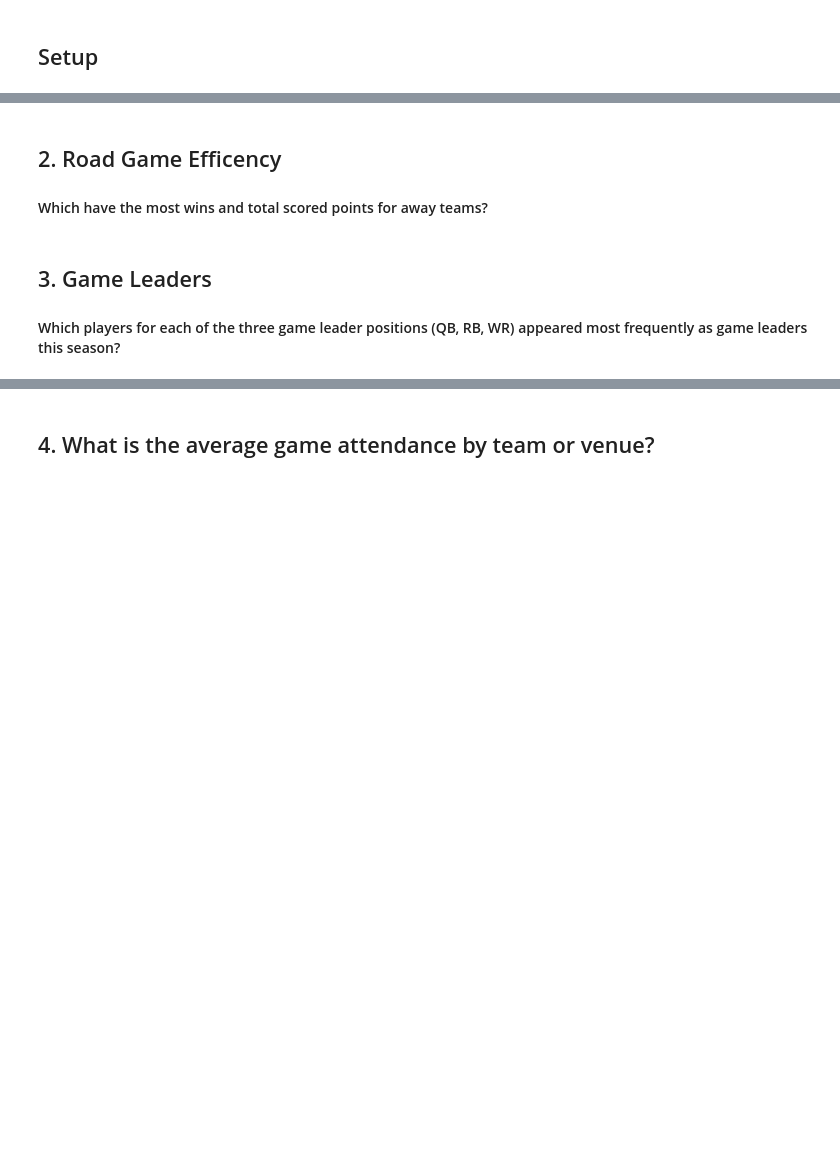
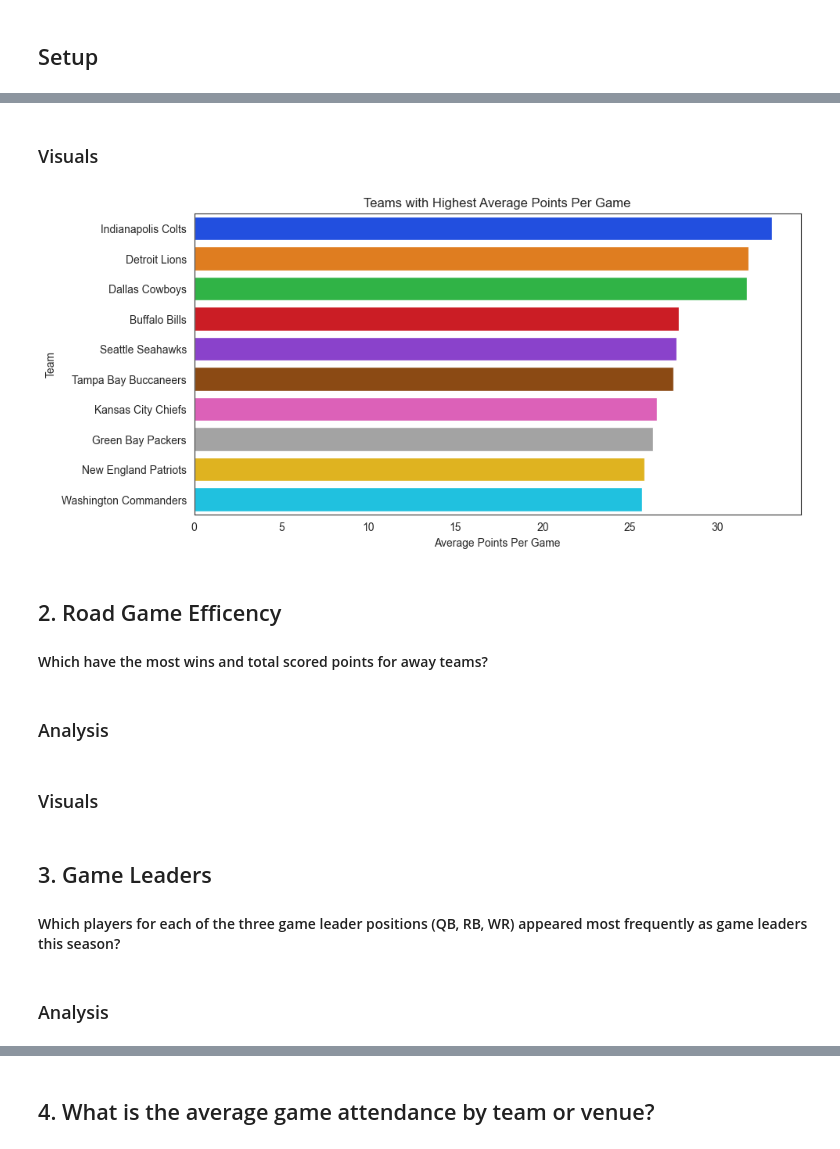
Before and after one commit to danlaratta/nfl_data_analysis, a Jupyter notebook: analysis/analysis.ipynb, the cells around one changed output, grey strips where cells are left out. Cells and saved outputs as stored; diff of their text form; code cells hidden in the pictures; blank space fills up the shorter version.

Commit message:
Analysis Update
question 1 complete

```diff
--- a/analysis/analysis.ipynb
+++ b/analysis/analysis.ipynb
@@ -29,6 +29,9 @@ from database.db_utils import get_engine
 
 # Create connection to database
 engine = get_engine()
+
+# Visuals setup
+sns.set_style('white')
 # %%
 df: pd.DataFrame = pd.read_sql('SELECT * FROM games', engine)
 df.head(10)
@@ -49,2 +55,15 @@ df.head(10)
 # %%
-# Query
+# Query for data - selects teams and their avg points scored per week on the season
+query = """
+    SELECT t.team_name, ROUND(AVG(s.points_scored), 2) AS pts_avg
+    FROM teams AS t
+    JOIN stats AS s
+        ON t.team_id = s.team_id
+    GROUP BY t.team_name
+    ORDER BY pts_avg DESC
+    LIMIT 10;
+"""
+
+# Convert data to a dataframe
+avg_pts_df: pd.DataFrame = pd.read_sql(query, engine)
+avg_pts_df.head(32)
@@ -51,6 +82,32 @@ df.head(10)
+# %% [markdown]
+### Visuals
+# %%
+plt.figure(figsize=(10,5))
+
+# Create horizontal bar chart
+sns.barplot(
+    data=avg_pts_df,
+    y='team_name',
+    x='pts_avg',
+    hue= 'team_name',
+    palette=sns.color_palette('bright'),
+    errorbar=None
+)
+plt.title('Teams with Highest Average Points Per Game')
+plt.xlabel('Average Points Per Game')
+plt.ylabel('Team')
+plt.show()
+# %% [output]
+[figure, added]
 # %% [markdown]
 ## 2. Road Game Efficency
 #### Which have the most wins and total scored points for away teams?
+# %% [markdown]
+### Analysis
+# %% [markdown]
+### Visuals
 # %% [markdown]
 ## 3. Game Leaders
 #### Which players for each of the three game leader positions (QB, RB, WR) appeared most frequently as game leaders this season?
+# %% [markdown]
+### Analysis
```
Also changed, not shown: parts of 9 cells of this notebook.
